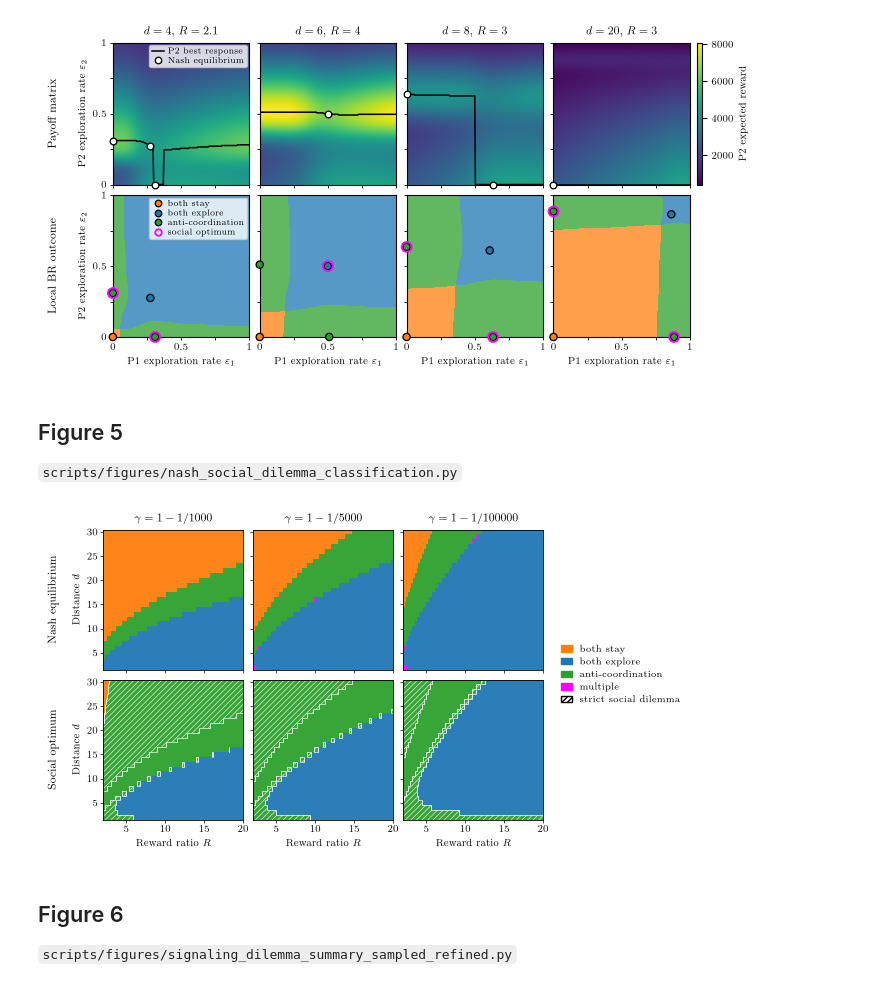
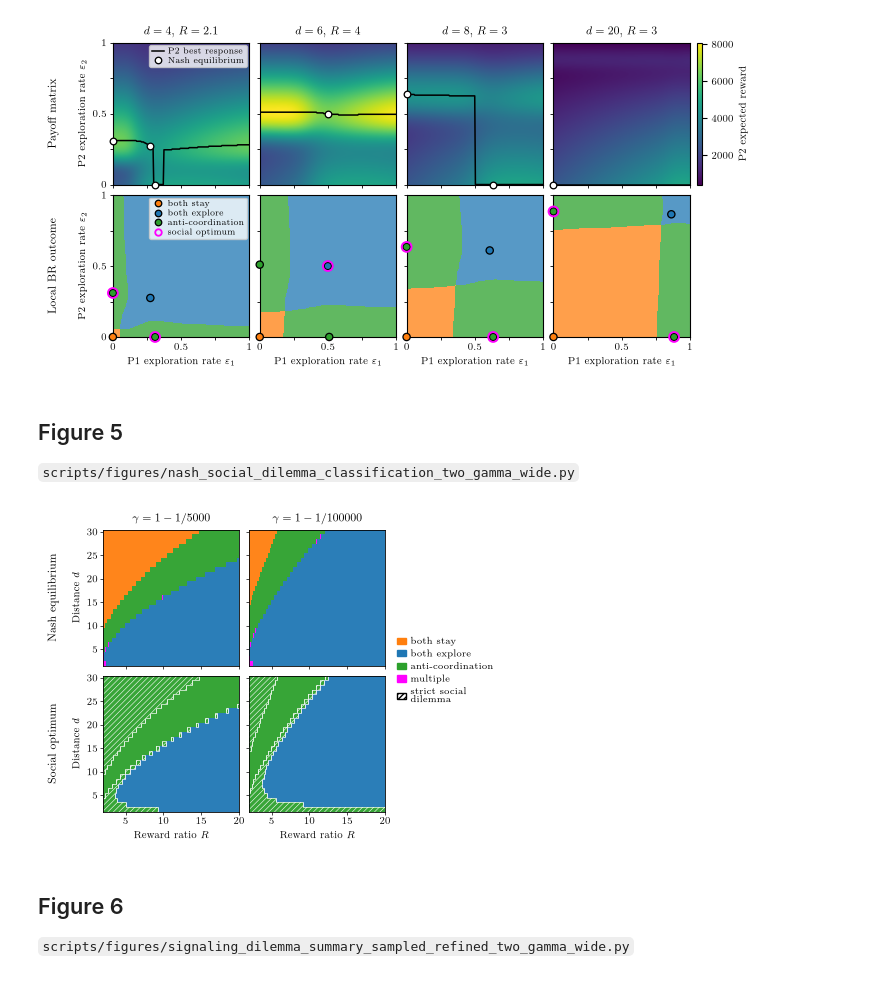
Before and after one commit to james-wolfe/competitive-exploration, a Jupyter notebook: notebooks/main_figs.ipynb, the cells around one changed output. Cells and saved outputs as stored; diff of their text form; code cells hidden in the pictures.

```diff
--- a/notebooks/main_figs.ipynb
+++ b/notebooks/main_figs.ipynb
@@ -501,10 +489,11 @@ save_figure(fig, "four_regimes_payoff_and_localBR.pdf")
 [figure]
 # %% [markdown]
 ## Figure 5
-`scripts/figures/nash_social_dilemma_classification.py`
+`scripts/figures/nash_social_dilemma_classification_two_gamma_wide.py`
 # %%
 """Figure 5: type of the Nash equilibria and of the socially optimal locally stable
-point over reward ratio and distance, with strict social dilemmas hatched."""
+point over reward ratio and distance, with strict social dilemmas hatched, for two
+discount factors. SI Appendix shows the shortest horizon as well."""
 
 import matplotlib as mpl
 import matplotlib.pyplot as plt
@@ -518,7 +507,8 @@ from competitive_exploration.plotting import (
     OUTCOME_CMAP,
     OUTCOME_LABELS,
     OUTCOME_NORM,
-    PANEL_SIZE,
+    PNAS_WIDTHS,
+    TWO_GAMMA_PANEL_SIZE,
     add_row_label,
     centers_to_edges,
     place_panels,
@@ -530,12 +520,15 @@ use_paper_style(final_size=True)
 # Distances d = 2-30 (Methods). At d = 1 every strict dilemma is a shortfall of at
 # most 0.022% in collective payoff between neighboring near-symmetric equilibria on the grid.
 D_MIN = 2
+T_SHOWN = [5000, 100000]
 raw = np.load(DATA_DIR / "sweep_nash_social_dilemma_fine401.npz")
 keep = raw["d_values"] >= D_MIN
+t_keep = [list(raw["T_values"]).index(T) for T in T_SHOWN]
 data = {key: raw[key] for key in raw.files}
+data["T_values"] = raw["T_values"][t_keep]
 data["d_values"] = raw["d_values"][keep]
 for key in ["nash_type", "social_optimum_type", "strict_dilemma"]:
-    data[key] = raw[key][:, keep]
+    data[key] = raw[key][t_keep][:, keep]
 R_edges = centers_to_edges(data["R_values"])
 d_edges = centers_to_edges(data["d_values"])
 types = {key: data[key].copy() for key in ["nash_type", "social_optimum_type"]}
@@ -573,12 +566,15 @@ def hatch_cells(ax, mask):
     )
 
 
-# Square panels the size of those in Figure 4, with the legend on the right.
-width, height, left, bottom, gap = 6.45, 3.45, 0.6, 0.33, 0.1
+# Square panels the size of those in Figure 6, with the legend on the right, at the
+# width of a 3/4-page figure.
+panel = TWO_GAMMA_PANEL_SIZE
+width, left, bottom, top, gap = PNAS_WIDTHS["one_and_half"], 0.58, 0.33, 0.2, 0.1
+height = bottom + 2 * panel + gap + top
 fig, axes = plt.subplots(
     2, len(data["T_values"]), figsize=(width, height), sharex=True, sharey=True
 )
-place_panels(fig, axes, PANEL_SIZE, left, bottom, wspace=gap, hspace=gap)
+place_panels(fig, axes, panel, left, bottom, wspace=gap, hspace=gap)
 for t, T in enumerate(data["T_values"]):
     for row, key in enumerate(["nash_type", "social_optimum_type"]):
         axes[row, t].pcolormesh(
@@ -597,42 +593,44 @@ for t, T in enumerate(data["T_values"]):
 
 for ax in axes.ravel():
     ax.set_xticks([5, 10, 15, 20])
     ax.set_yticks([5, 10, 15, 20, 25, 30])
     ax.tick_params(length=2, width=0.5, pad=2)
     for spine in ax.spines.values():
         spine.set_zorder(30)
         spine.set_linewidth(0.6)
 for row, label in enumerate(["Nash equilibrium", "Social optimum"]):
     axes[row, 0].set_ylabel(r"Distance $d$")
-    add_row_label(axes[row, 0], label, x=-0.36)
+    add_row_label(axes[row, 0], label, x=-0.37)
 
 present = np.union1d(types["nash_type"], types["social_optimum_type"])
 fig.legend(
     handles=[
         Patch(color=OUTCOME_CMAP(code), label=OUTCOME_LABELS[code]) for code in present
     ]
     + [
         Patch(
             facecolor="white",
             edgecolor="black",
             hatch="//////",
-            label="strict social dilemma",
+            label="strict social\ndilemma",
         )
     ],
     loc="center left",
     bbox_to_anchor=(
-        (left + 3 * PANEL_SIZE + 2 * gap + 0.1) / width,
-        (bottom + PANEL_SIZE + gap / 2) / height,
+        (left + 2 * panel + gap + 0.08) / width,
+        (bottom + panel + gap / 2) / height,
     ),
-    handlelength=1.2,
+    handlelength=1.0,
+    handletextpad=0.5,
+    borderaxespad=0,
     frameon=False,
 )
 
-save_figure(fig, "nash_social_dilemma_classification.pdf")
+save_figure(fig, "nash_social_dilemma_classification_two_gamma_wide.pdf")
 # %% [output]
-[figure, old version]
+[figure, new version]
 # %% [markdown]
 ## Figure 6
-`scripts/figures/signaling_dilemma_summary_sampled_refined.py`
+`scripts/figures/signaling_dilemma_summary_sampled_refined_two_gamma_wide.py`
 # %%
 """Figure 6: which strict dilemmas with both agents exploring at the worst Nash
```
Also changed, not shown: parts of 3 cells of this notebook, 9 other files.
